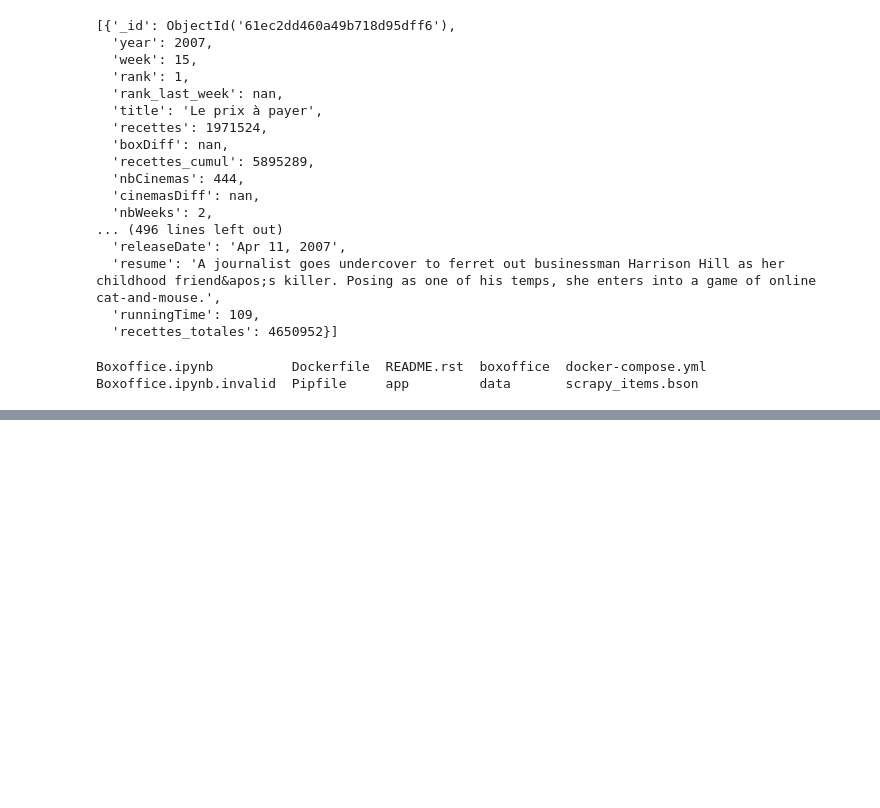
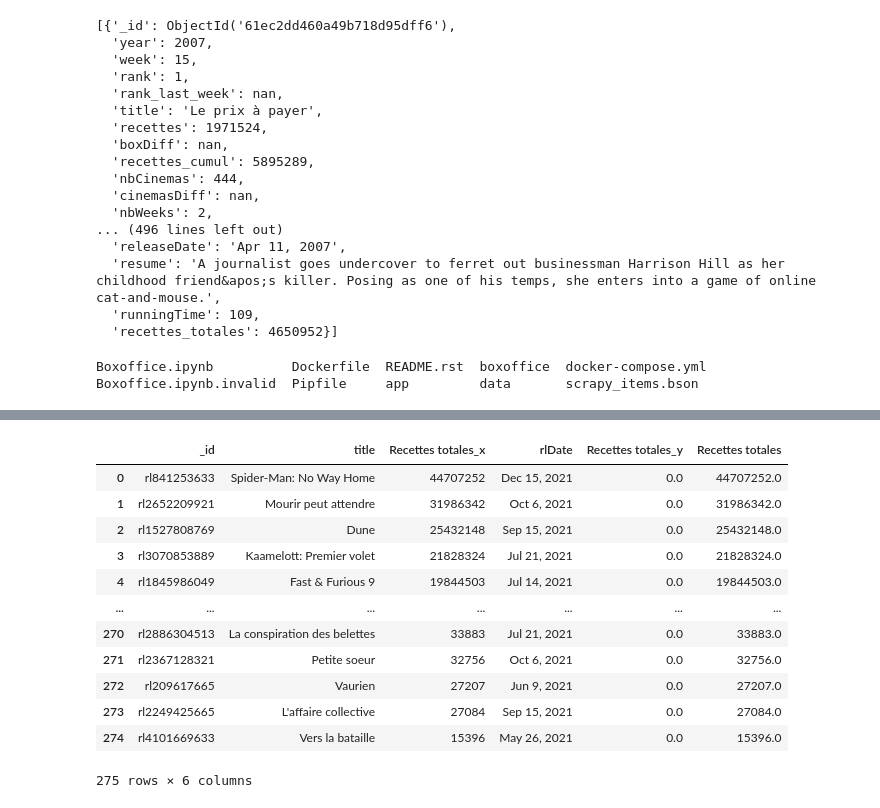
Before and after one commit to theovanrooij/projet_DSIA_4201C, a Jupyter notebook: Boxoffice.ipynb, the cells around one changed output, grey strips where cells are left out. Cells and saved outputs as stored; diff of their text form; code cells hidden in the pictures; blank space fills up the shorter version.

```diff
--- a/Boxoffice.ipynb
+++ b/Boxoffice.ipynb
@@ -160,2 +159,0 @@ def getRecettesByDistributor(year):
-# %%
-df = pd.DataFrame(getRecettesByDistributor(0))
@@ -217,5 +159,0 @@ list(collection.aggregate([
-# %%
-cur = list(collection.aggregate([  {"$match": {"year":2022} },
-        {"$group" : {"_id" : {"rlId":"$releaseID","note":"$note"},"recettes":{"$sum":"$recettes"} }},
-      {"$group" : {"_id" : "$_id.note","recettes_totales":{"$avg":"$recettes"}} },
-                          {"$sort":{"_id":1}}]))
@@ -281,6 +159,0 @@ group by year,movie sum recettes puis group^by year sum de la sum
-# %%
-cur = list(collection.aggregate([  {}"year": 2015}
-        {"$group" : {"_id" : {"actorId":"$cast.actorId","actor":"$cast.actor","img_link": "$cast.img_link"}, "movies": {"$addToSet": {"title":"$title","rlid":"$releaseID",
-                                                                                                                                    "poster":"$poster","recettes_totales":"$recettes_totales",
-                                                                                                                                    "recettes_inter":"$recettes_inter","genres":"$genres"},
-                                                                                                                       }}}]))
@@ -520,0 +430,7 @@ list(collection_box.aggregate( [{"$match": {"title": {'$regex':"Star Wars"} }  }
+# %%
+for actor in main :
+    recettes = 0
+    for movie in actor["movies"] :
+        print(movie)
+        recettes += rank.query("_id == '"+movie["rlId"]+"'")["Recettes totales"].values[0]
+    actor["recettes"] = recettes
@@ -520,0 +657,53 @@ list(collection_box.aggregate( [{"$match": {"title": {'$regex':"Star Wars"} }  }
+# %%
+year = int(2021)
+if year<2007 :
+    year_dict = {'year': {"$gt": 0}}
+else :
+    year_dict  = {'year': year}
+    year_dict_sub  = {'year': year-1}
+
+movieMain = list(collection.aggregate([
+    {"$match": year_dict },
+    {"$group" : {"_id" : {"title":"$title","rlid":"$releaseID","rlDate":"$releaseDate"},"recettes":{"$max":"$recettes_cumul"}}},
+    {"$group" : {"_id" : "$_id.rlid","title":{ "$first": "$_id.title" },"Recettes totales":{ "$first": "$recettes" },"rlDate":{ "$first": "$_id.rlDate" }}},
+    { "$sort" : { "Recettes totales" : -1 } }
+        ]))
+
+if year > 2007 :
+    movie_id = [movie["_id"]for movie in movieMain]
+    movieSub = list(collection.aggregate([
+        {"$match": year_dict_sub },
+        {"$match": {"releaseID":{"$in":movie_id}} },
+        {"$group" : {"_id" :"$releaseID", "Recettes totales":{"$max":"$recettes_cumul"} }},
+        { "$sort" : { "Recettes totales" : -1 } }
+            ]))
+
+# 2022 - 2021
+
+
+    dfSub = pd.DataFrame(movieSub)
+
+    dfMain = pd.DataFrame(movieMain)
+    df = dfMain.merge(dfSub,how="left", on="_id")
+    df["Recettes totales_y"] = df["Recettes totales_y"].fillna(0)
+    df["Recettes totales"] = df["Recettes totales_x"] - df["Recettes totales_y"]
+    cur = df.sort_values(by="Recettes totales",ascending=False).drop(columns=["Recettes totales_x","Recettes totales_y"]).to_dict(orient="records")
+else :
+    cur = list(movieMain)
+
+
+df
+# %% [output]
+|  | _id | title | Recettes totales_x | rlDate | Recettes totales_y | Recettes totales |
+| 0 | rl841253633 | Spider-Man: No Way Home | 44707252 | Dec 15, 2021 | 0.0 | 44707252.0 |
+| 1 | rl2652209921 | Mourir peut attendre | 31986342 | Oct 6, 2021 | 0.0 | 31986342.0 |
+| 2 | rl1527808769 | Dune | 25432148 | Sep 15, 2021 | 0.0 | 25432148.0 |
+| 3 | rl3070853889 | Kaamelott: Premier volet | 21828324 | Jul 21, 2021 | 0.0 | 21828324.0 |
+| 4 | rl1845986049 | Fast & Furious 9 | 19844503 | Jul 14, 2021 | 0.0 | 19844503.0 |
+| ... | ... | ... | ... | ... | ... | ... |
+| 270 | rl2886304513 | La conspiration des belettes | 33883 | Jul 21, 2021 | 0.0 | 33883.0 |
+| 271 | rl2367128321 | Petite soeur | 32756 | Oct 6, 2021 | 0.0 | 32756.0 |
+| 272 | rl209617665 | Vaurien | 27207 | Jun 9, 2021 | 0.0 | 27207.0 |
+| 273 | rl2249425665 | L'affaire collective | 27084 | Sep 15, 2021 | 0.0 | 27084.0 |
+| 274 | rl4101669633 | Vers la bataille | 15396 | May 26, 2021 | 0.0 | 15396.0 |
+275 rows × 6 columns
```
Also changed, not shown: parts of 55 cells of this notebook, 44 other files.
